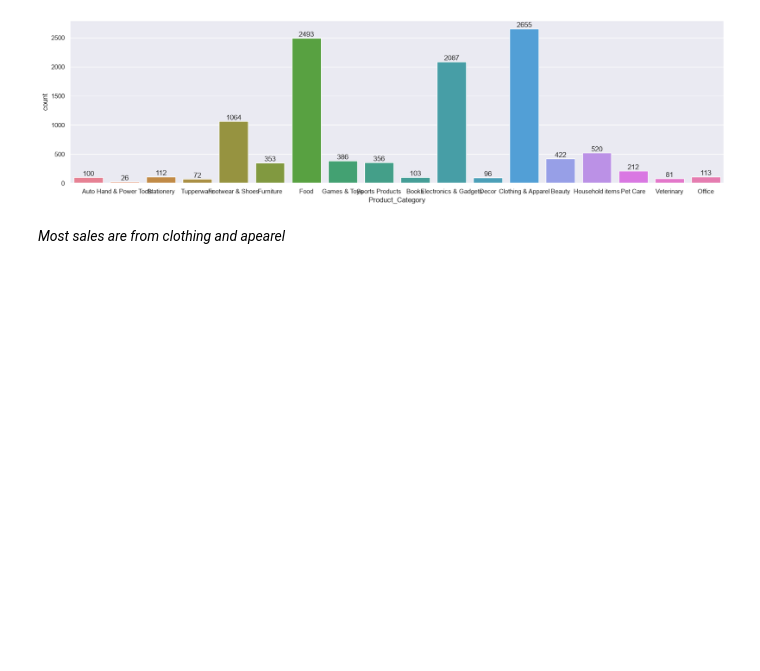
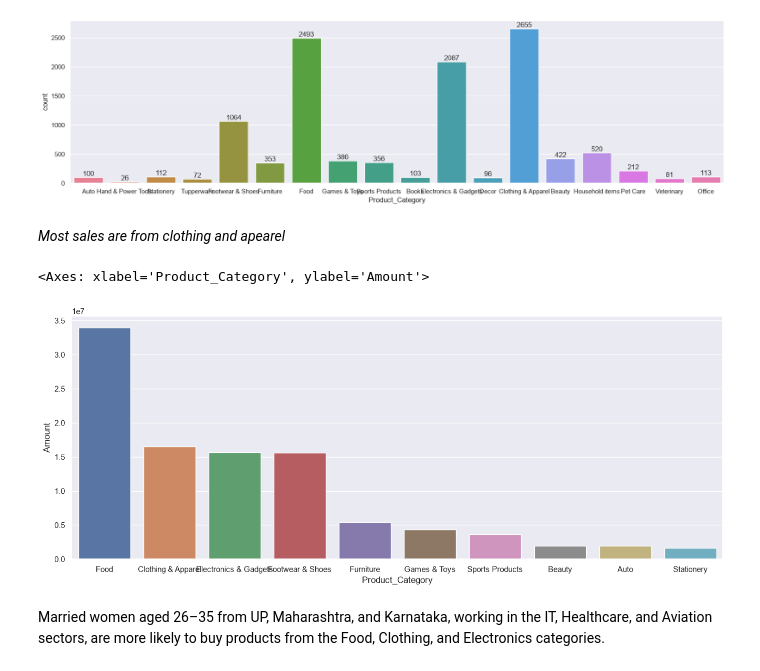
Before and after one commit to Nigam2004/Diwali_sales_analysis, a Jupyter notebook: Diwali_sales_analysis.ipynb, the cells around one changed output. Drawn from its saved outputs; the diff is of its cells as text; code cells hidden in the pictures; blank space fills up the shorter version.

```diff
--- a/Diwali_sales_analysis.ipynb
+++ b/Diwali_sales_analysis.ipynb
@@ -262,3 +262,13 @@ for bar in ax.containers:
 [figure]
 # %% [markdown]
 *Most sales are from clothing and apearel*
+# %%
+ProductCategory = df.groupby(["Product_Category"],as_index=False)["Amount"].sum().sort_values(by='Amount',ascending=False).head(10)
+# print(ocuupation_)
+sns.set(rc={"figure.figsize":(16,6)})
+sns.barplot(x="Product_Category",y="Amount",data=ProductCategory, hue="Product_Category")
+# %% [output]
+<Axes: xlabel='Product_Category', ylabel='Amount'>
+[figure, added]
+# %% [markdown]
+Married women aged 26–35 from UP, Maharashtra, and Karnataka, working in the IT, Healthcare, and Aviation sectors, are more likely to buy products from the Food, Clothing, and Electronics categories.
```
